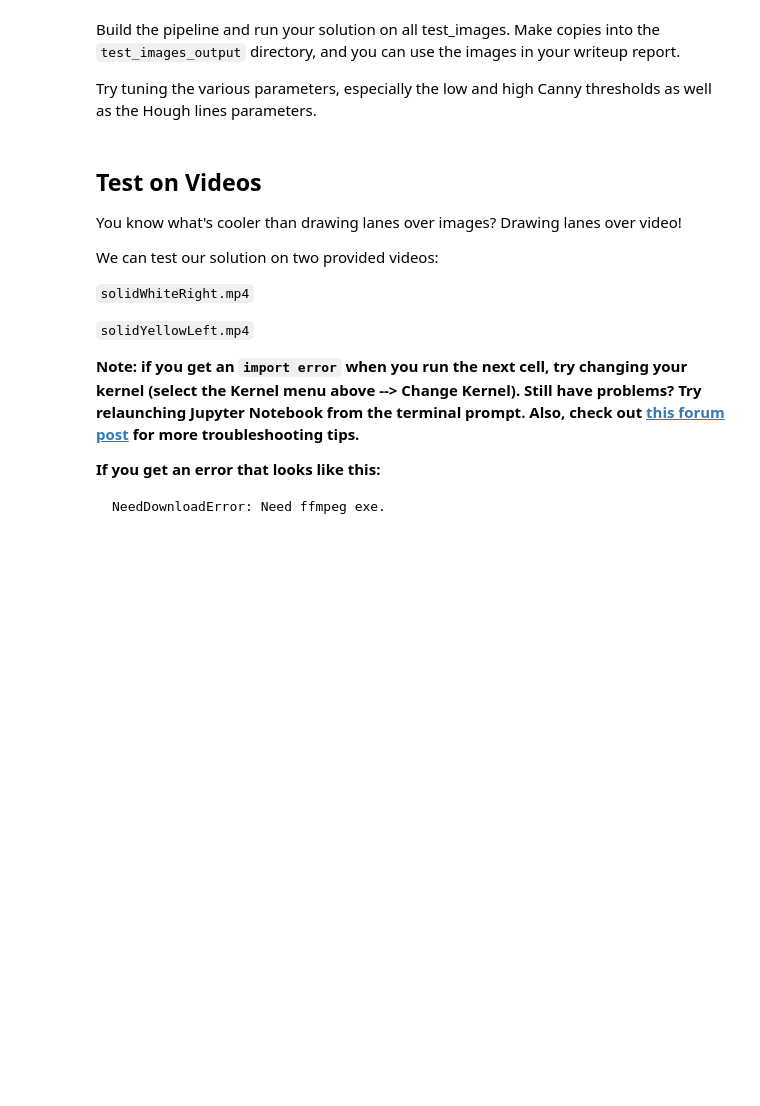
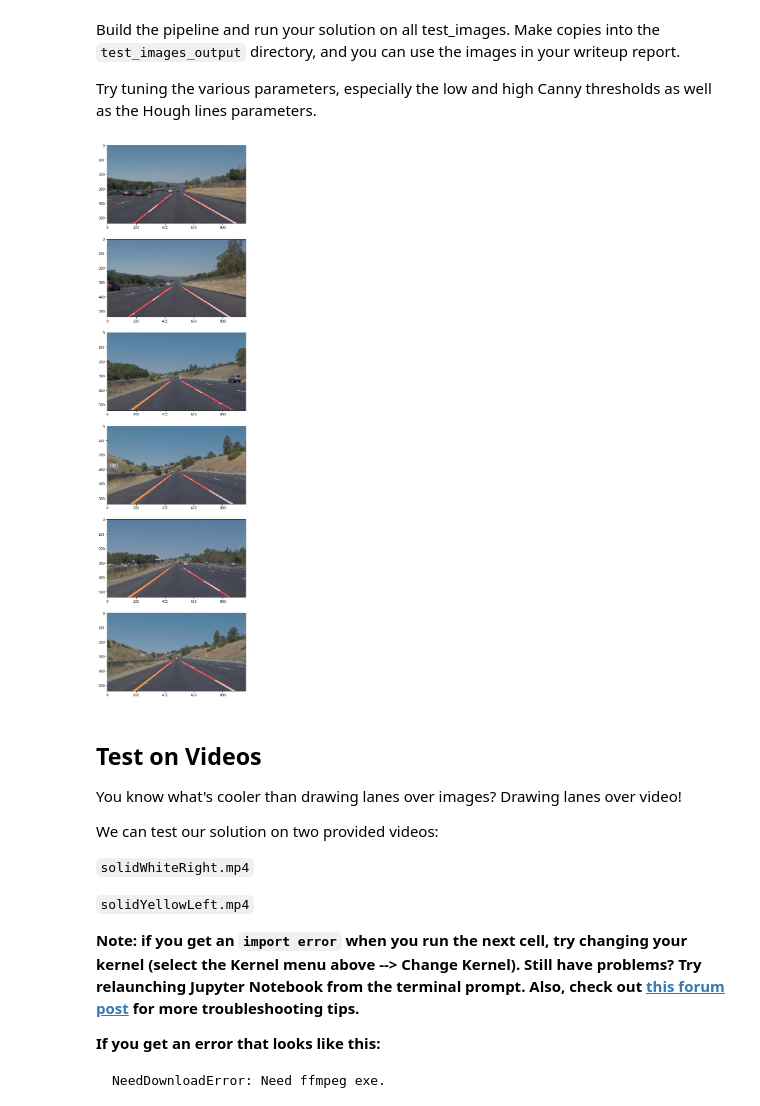
Before and after one commit to alaxwang/sdc-p1, a Jupyter notebook: P1.ipynb, the cells around one changed output. Drawn from its saved outputs; the diff is of its cells as text; code cells hidden in the pictures; blank space fills up the shorter version.

```diff
--- a/P1.ipynb
+++ b/P1.ipynb
@@ -195,48 +281,62 @@ Try tuning the various parameters, especially the low and high Canny thresholds
 # %%
 # TODO: Build your pipeline that will draw lane lines on the test_images
 # then save them to the test_images directory.
 
+
+
 def find_lane(image):
-    gray_img = grayscale(image)
     kernel_size = 5
-    blur_gray = gaussian_blur(gray_img, kernel_size)
-    low_threshold = 40
-    high_threshold = 120
-    edges_img = canny(blur_gray, low_threshold, high_threshold)
+    low_threshold = 50
+    high_threshold = 150
+
+    hsv_img = cv2.cvtColor(image, cv2.COLOR_BGR2HSV)
+    blur_img = gaussian_blur(hsv_img, kernel_size)
+    yellow_min = np.array([65, 80, 80], np.uint8)
+    yellow_max = np.array([105, 255, 255], np.uint8)
+    yellow_mask = cv2.inRange(blur_img, yellow_min, yellow_max);
+    white_min = np.array([0, 0, 200], np.uint8)
+    white_max = np.array([255, 80, 255], np.uint8)
+    white_mask = cv2.inRange(blur_img, white_min, white_max)
+    blur_img = cv2.bitwise_and(blur_img, blur_img, mask=cv2.bitwise_or(yellow_mask, white_mask))
+
+    #plt.imshow(cv2.cvtColor(blur_img, cv2.COLOR_HSV2BGR))
+
+    edges_img = canny(blur_img, low_threshold, high_threshold)
     #plt.imshow(edges_img, cmap='gray')
+
     imshape = image.shape
-    vertices = np.array([[(0, imshape[0]), (450, 320), (490, 320), (imshape[1],imshape[0])]], dtype=np.int32)
-    marked_img = region_of_interest(edges_img, vertices)
-    #plt.imshow(gray_img)
+    first_round_vertices = np.array([[(0, imshape[0]), (imshape[1]*2/5, imshape[0]*5/8), (imshape[1]*3/5, imshape[0]*5/8), (imshape[1],imshape[0])]], dtype=np.int32)
+    marked_img = region_of_interest(edges_img, first_round_vertices)
     rho = 2 # distance resolution in pixels of the Hough grid
     theta = np.pi/180 # angular resolution in radians of the Hough grid
     threshold = 15    # minimum number of votes (intersections in Hough grid cell)
     min_line_len = 5  #minimum number of pixels making up a line
     max_line_gap = 20    # maximum gap in pixels between connectable line segments
-    lines_img = hough_lines(marked_img, rho, theta, threshold, min_line_len, max_line_gap)
-    #print(marked_img.shape)
-    #print(lines_img.shape)
-    more_connected_line_img = hough_lines(grayscale(lines_img), 1, np.pi/180, threshold, 30, 100)
-    #plt.imshow(more_connected_line_img, cmap='gray')
-    #plt.imshow(lines_img, cmap='gray')
-
-    final_img = weighted_img(more_connected_line_img, image)
+    lines_img = hough_lines(marked_img, rho, theta, threshold, min_line_len, max_line_gap, 8)
+    # more_connected_line_img = hough_lines(grayscale(lines_img), 1, np.pi/180, 10, 20, 200)
+    final_img = weighted_img(lines_img, image)
     return final_img
 
 def test_one(file):
-    final_img=find_lane(mpimg.imread("test_images/solidYellowCurve2.jpg"))
+    plt.figure(num='find_lane',figsize=(20, 20))
+    final_img=find_lane(mpimg.imread(file))
     plt.imshow(final_img)
+    return final_img
 
-def test_all():
+def test_all(path):
     plt.figure(num='find_lane',figsize=(30, 30))
-    pic_files = os.listdir("test_images/")
+    pic_files = os.listdir(path)
     pic_num = len(pic_files)
     for i in range(pic_num):
-        f = os.path.join("test_images/", pic_files[i])
+        f = os.path.join(path, pic_files[i])
         plt.subplot(pic_num,1,i+1)
-        test_one(f)
+        cv2.imwrite('test_images_output/' + pic_files[i], cv2.cvtColor(test_one(f),cv2.COLOR_BGR2RGB))
 
-#test_all()
+#test_one("test_images_output/test_2.jpg");
+#test_all("test_images")
+#test_all("test_images_output")
+# %% [output]
+[figure, added]
 # %% [markdown]
 ## Test on Videos
 
```
Also changed, not shown: parts of 5 cells of this notebook, 9 other files.
